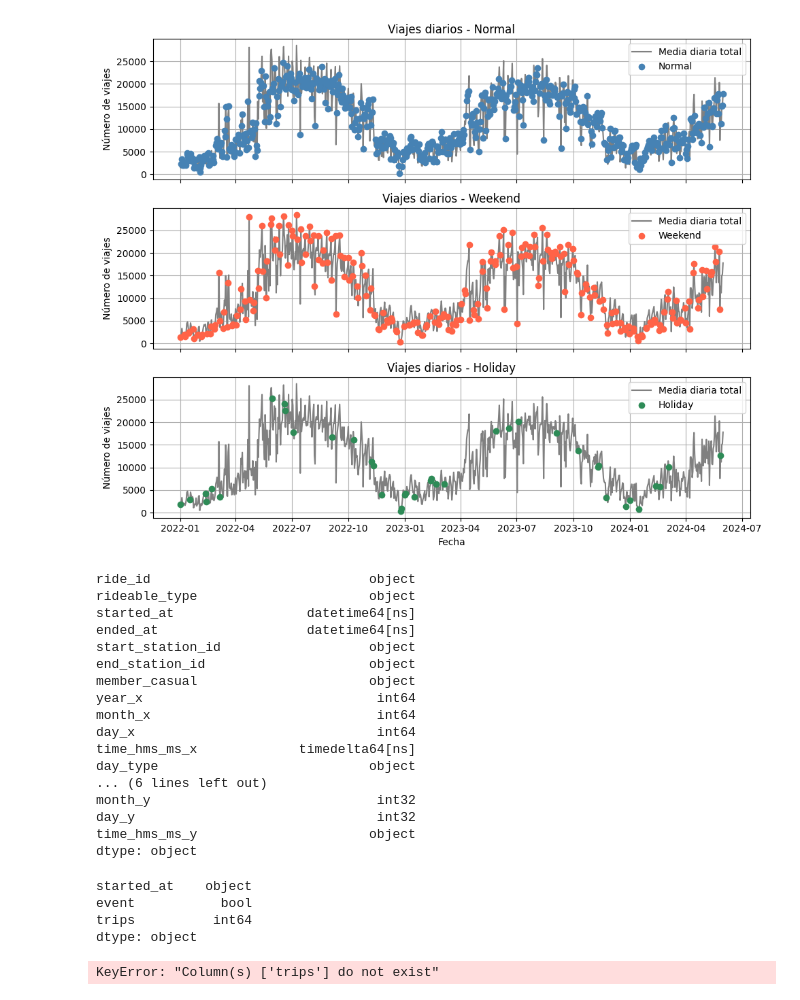
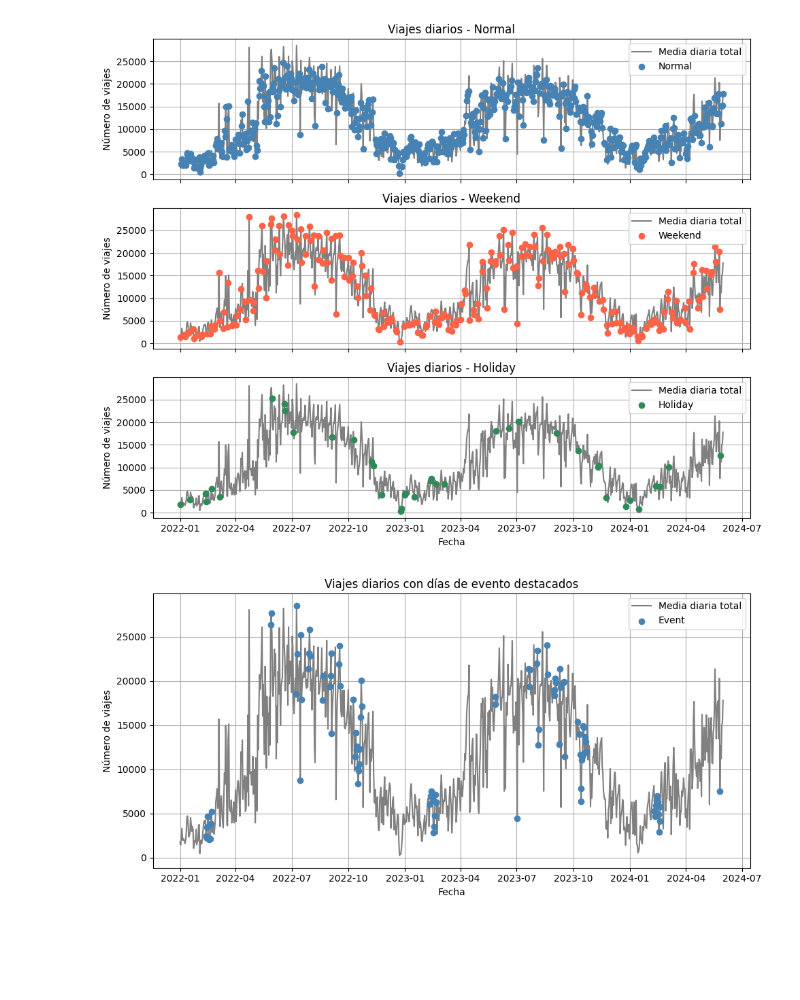
Before and after one commit to cavero00/bicycles_use_predictor, a Jupyter notebook: preprocesingScripts/join/join_data.ipynb, the cells around one changed output. Saved outputs shown, nothing was run; the diff lists cells and outputs as text; code cells hidden in the pictures; blank space fills up the shorter version.

```diff
--- a/preprocesingScripts/join/join_data.ipynb
+++ b/preprocesingScripts/join/join_data.ipynb
@@ -488,82 +488,47 @@ plt.tight_layout()
 plt.show()
 # %% [output]
 [figure]
-# %%
-df.dtypes
-# %% [output]
-ride_id                            object
-rideable_type                      object
-started_at                 datetime64[ns]
-ended_at                   datetime64[ns]
-start_station_id                   object
-end_station_id                     object
-member_casual                      object
-year_x                              int64
-month_x                             int64
-day_x                               int64
-time_hms_ms_x             timedelta64[ns]
-day_type                           object
-... (6 lines left out)
-month_y                             int32
-day_y                               int32
-time_hms_ms_y                      object
-dtype: object
-# %%
-df_daily = (
-    df.groupby([df['started_at'].dt.date, 'event'])
-    .agg(trips=('started_at', 'count'))
-    .reset_index()
-)
-
-df_daily.dtypes
-# %% [output]
-started_at    object
-event           bool
-trips          int64
-dtype: object
 # %%
 import matplotlib.pyplot as plt
 
 df_daily = (
     df.groupby([df['started_at'].dt.date, 'event'])
     .agg(trips=('started_at', 'count'))
     .reset_index()
 )
 
 # Calcular la media total diaria
 df_mean = (
     df_daily.groupby("started_at", as_index=False)
     .agg(trips=("trips", "mean"))
 )
 
-# Unir con la información del tipo de día
+# Unir con la información del evento (True/False)
 df_plot = df_mean.merge(
     df_daily[["started_at", "event"]],
     on="started_at",
     how="left"
 ).drop_duplicates(subset=["started_at"])
 
-# Crear figura con tres subgráficos (uno por tipo de día)
-fig, axes = plt.subplots(3, 1, figsize=(10, 8), sharex=True)
+# Filtrar solo los días con evento (True)
+df_event = df_plot[df_plot["event"] == True]
 
-day_types = ["Event", "No Event"]
-colors = ["steelblue", "tomato"]
+# Crear la figura
+plt.figure(figsize=(10, 5))
 
-for ax, d_type, color in zip(axes, day_types, colors):
-    # Línea de la media total diaria
-    ax.plot(df_plot["started_at"], df_plot["trips"], color="gray", label="Media diaria total")
+# Línea de la media total diaria
+plt.plot(df_plot["started_at"], df_plot["trips"], color="gray", label="Media diaria total")
 
-    # Puntos del tipo de día actual
-    subset = df_plot[df_plot["day_type"] == d_type]
-    ax.scatter(subset["started_at"], subset["trips"], color=color, label=d_type, zorder=5)
+# Puntos para los días con evento
+plt.scatter(df_event["started_at"], df_event["trips"], color="steelblue", label="Event", zorder=5)
 
-    ax.set_title(f"Viajes diarios - {d_type}")
-    ax.set_ylabel("Número de viajes")
-    ax.grid(True)
-    ax.legend()
-
-axes[-1].set_xlabel("Fecha")
+# Ajustes de estilo
+plt.title("Viajes diarios con días de evento destacados")
+plt.xlabel("Fecha")
+plt.ylabel("Número de viajes")
+plt.legend()
+plt.grid(True)
 plt.tight_layout()
 plt.show()
 # %% [output]
-KeyError: "Column(s) ['trips'] do not exist"
+[figure, added]
```
Also changed, not shown: parts of 1 cell of this notebook.
